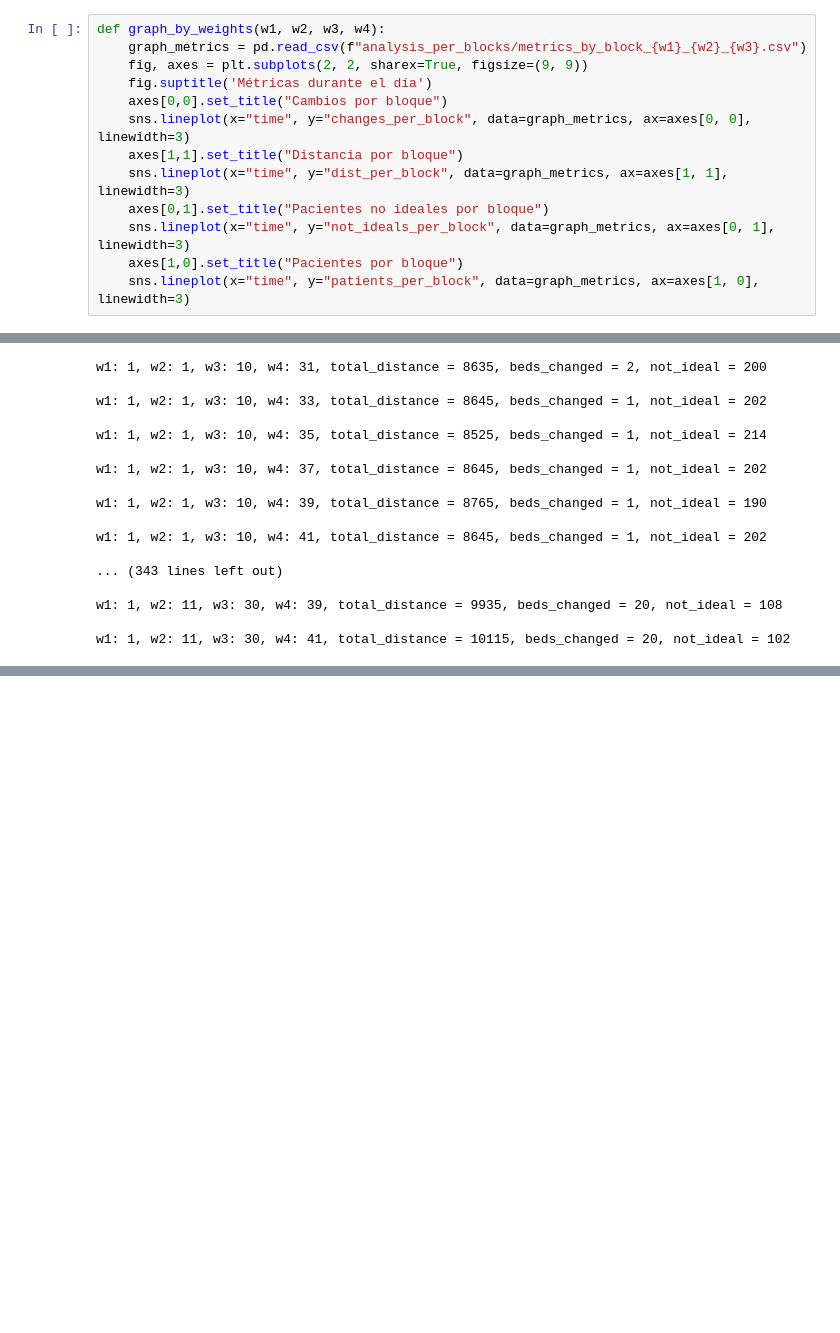
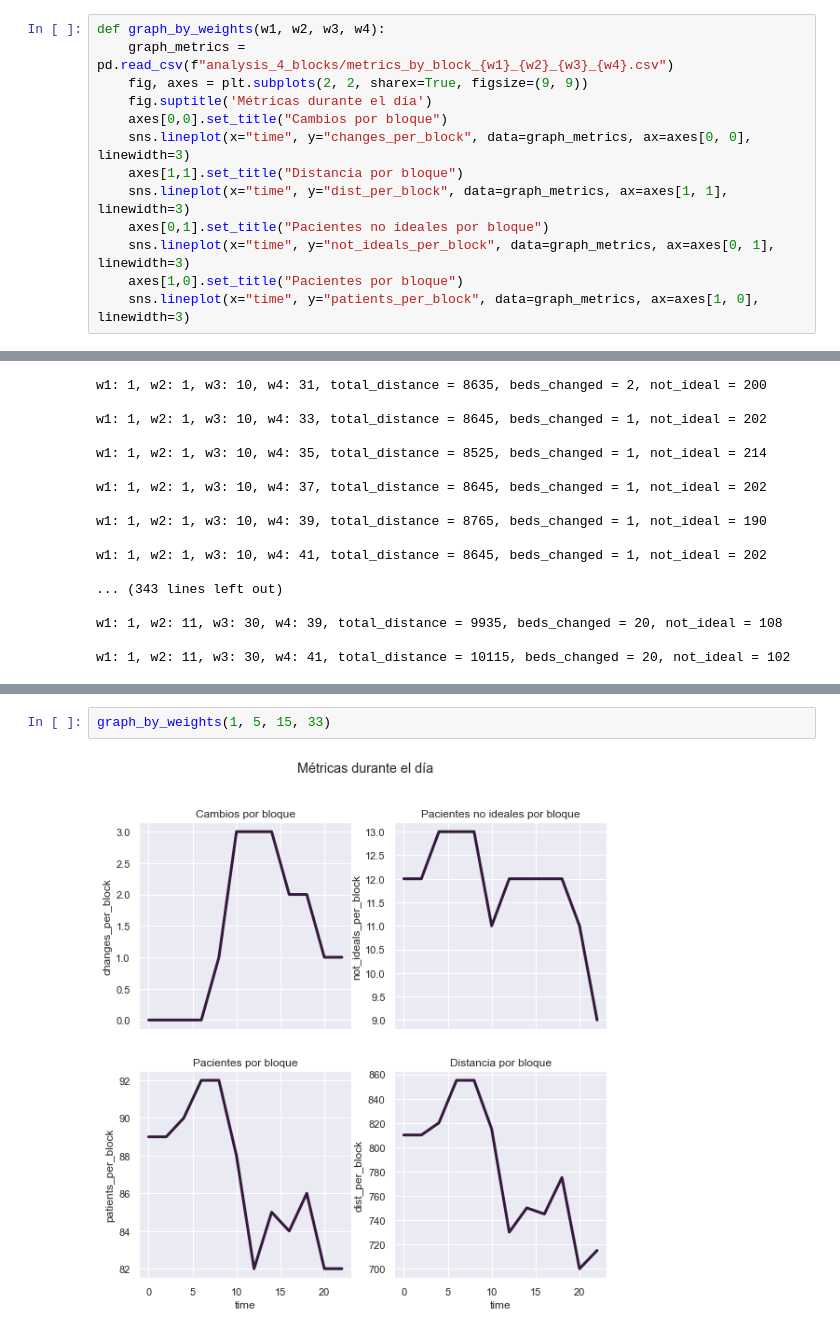
Before and after one commit to agucova/optint, a Jupyter notebook: analysis_4_objectives.ipynb, the cells around one changed output, grey strips where cells are left out. Drawn from its saved outputs; the diff is of its cells as text; blank space fills up the shorter version.

Commit message:
analysis espero que bien :c

```diff
--- a/analysis_4_objectives.ipynb
+++ b/analysis_4_objectives.ipynb
@@ -22,7 +26,7 @@ def graph_by_metrics(graph_metrics):
     sns.lineplot(x="time", y="patients_per_block", data=graph_metrics, ax=axes[1, 0], linewidth=3)
 # %%
 def graph_by_weights(w1, w2, w3, w4):
-    graph_metrics = pd.read_csv(f"analysis_per_blocks/metrics_by_block_{w1}_{w2}_{w3}.csv")
+    graph_metrics = pd.read_csv(f"analysis_4_blocks/metrics_by_block_{w1}_{w2}_{w3}_{w4}.csv")
     fig, axes = plt.subplots(2, 2, sharex=True, figsize=(9, 9))
     fig.suptitle('Métricas durante el día')
     axes[0,0].set_title("Cambios por bloque")
@@ -131,0 +269,4 @@ w1: 1, w2: 11, w3: 30, w4: 41, total_distance = 10115, beds_changed = 20, not_id
+# %%
+graph_by_weights(1, 5, 15, 33)
+# %% [output]
+[figure, added]
```
Also changed, not shown: parts of 23 cells of this notebook.
